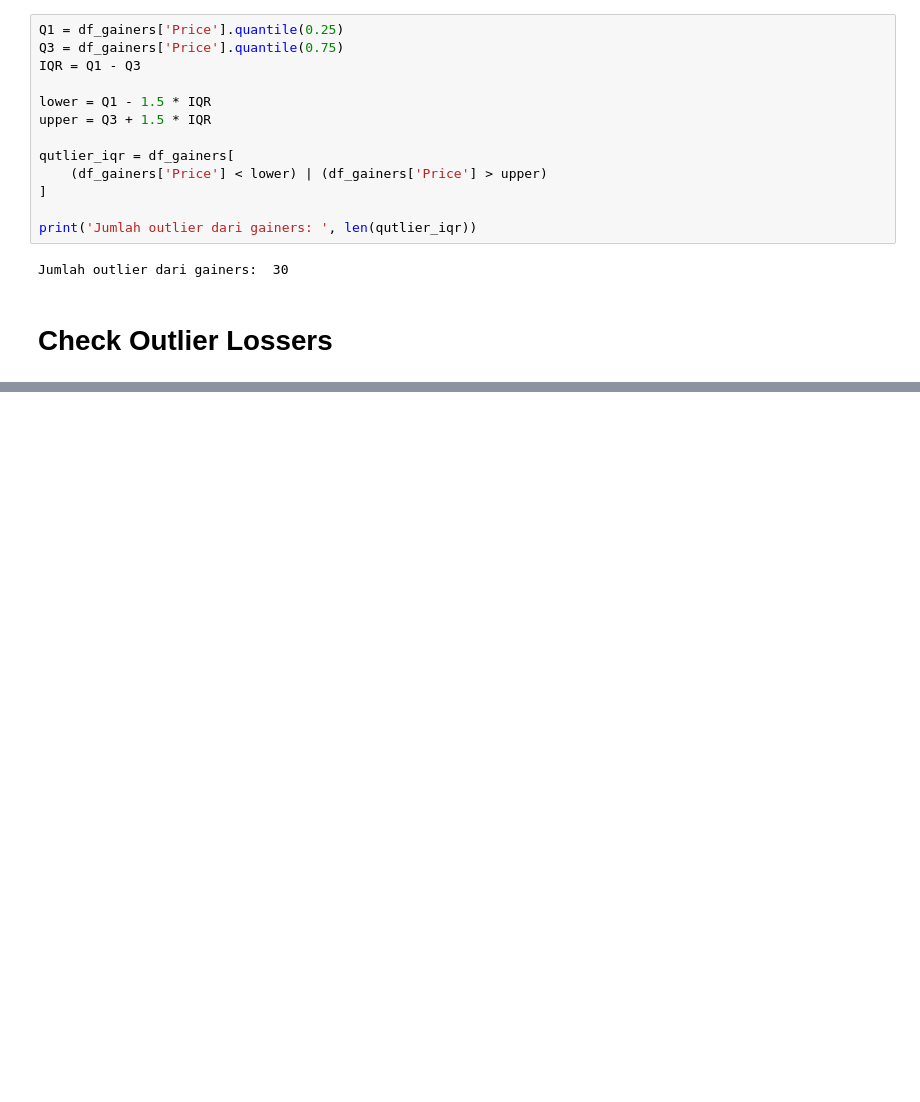
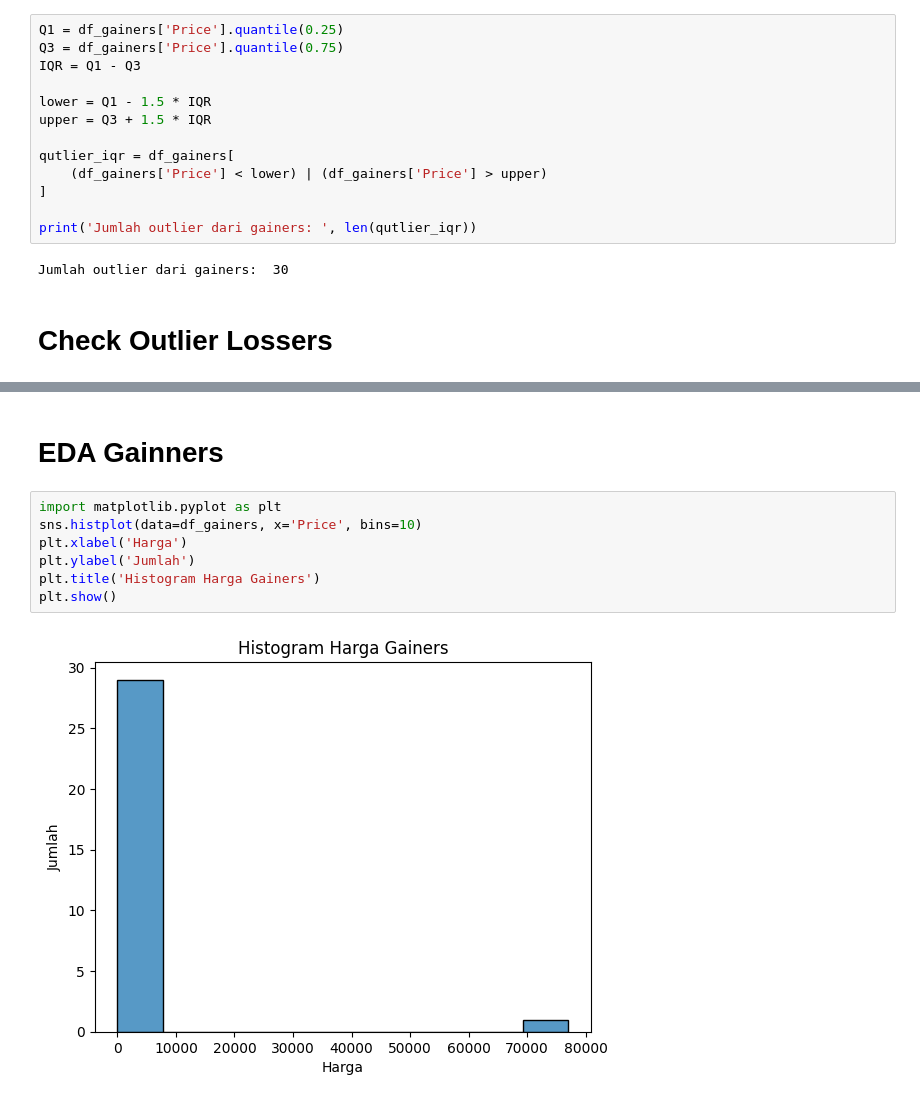
Before and after one commit to yowxy/Scrapping-Crypto-CoinMarketCap, a Jupyter notebook: index.ipynb, the cells around one changed output, grey strips where cells are left out. Drawn from its saved outputs; the diff is of its cells as text; blank space fills up the shorter version.

Commit message:
feat: handling outlier gainners

```diff
--- a/index.ipynb
+++ b/index.ipynb
@@ -245,0 +260,11 @@ Jumlah outlier dari losers:  19
+# %% [markdown]
+# EDA Gainners
+# %%
+import matplotlib.pyplot as plt
+sns.histplot(data=df_gainers, x='Price', bins=10)
+plt.xlabel('Harga')
+plt.ylabel('Jumlah')
+plt.title('Histogram Harga Gainers')
+plt.show()
+# %% [output]
+[figure, added]
```
Also changed, not shown: parts of 10 cells of this notebook, 2 other files.
